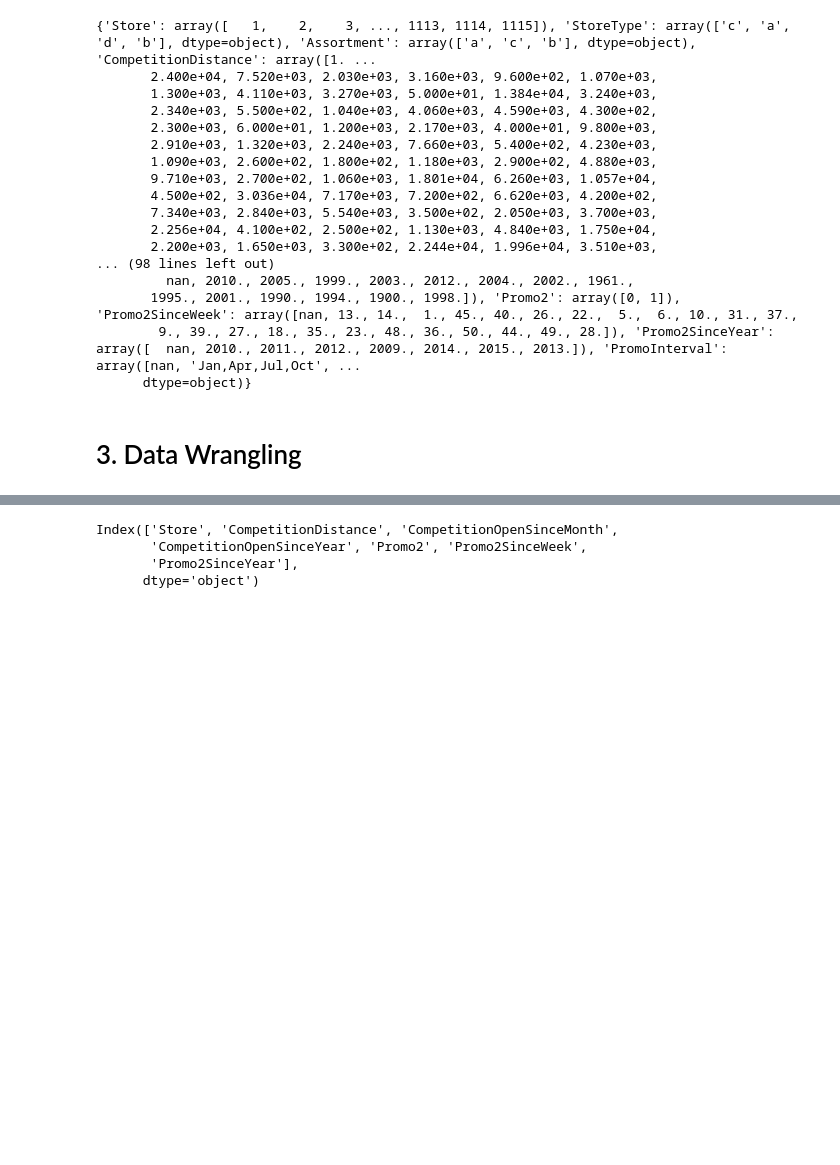
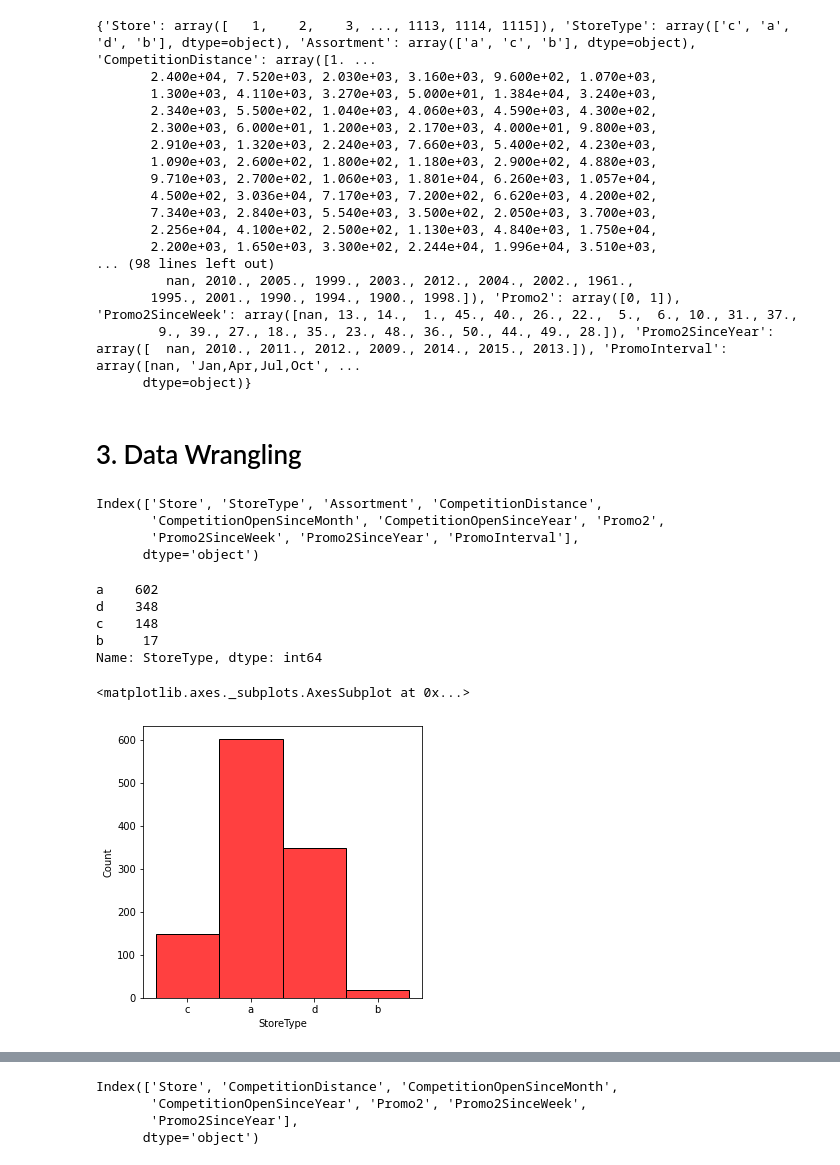
Before and after one commit to Shambhurajdesai/Project, a Jupyter notebook: Capstone_II.ipynb, the cells around one changed output, grey strips where cells are left out. Drawn from its saved outputs; the diff is of its cells as text; code cells hidden in the pictures; blank space fills up the shorter version.

```diff
--- a/Capstone_II.ipynb
+++ b/Capstone_II.ipynb
@@ -210,3 +220,23 @@ print(uniques)
       dtype=object)}
 # %% [markdown]
 # 3. Data Wrangling
+# %%
+df.columns
+# %% [output]
+Index(['Store', 'StoreType', 'Assortment', 'CompetitionDistance',
+       'CompetitionOpenSinceMonth', 'CompetitionOpenSinceYear', 'Promo2',
+       'Promo2SinceWeek', 'Promo2SinceYear', 'PromoInterval'],
+      dtype='object')
+# %%
+print(df.StoreType.value_counts())
+fig = plt.figure(figsize=(5,5))
+ax = fig.gca()
+sns.histplot(df['StoreType'],color = 'r',legend=True)
+# %% [output]
+a    602
+d    348
+c    148
+b     17
+Name: StoreType, dtype: int64
+<matplotlib.axes._subplots.AxesSubplot at 0x...>
+[figure, added]
```
Also changed, not shown: parts of 15 cells of this notebook.
